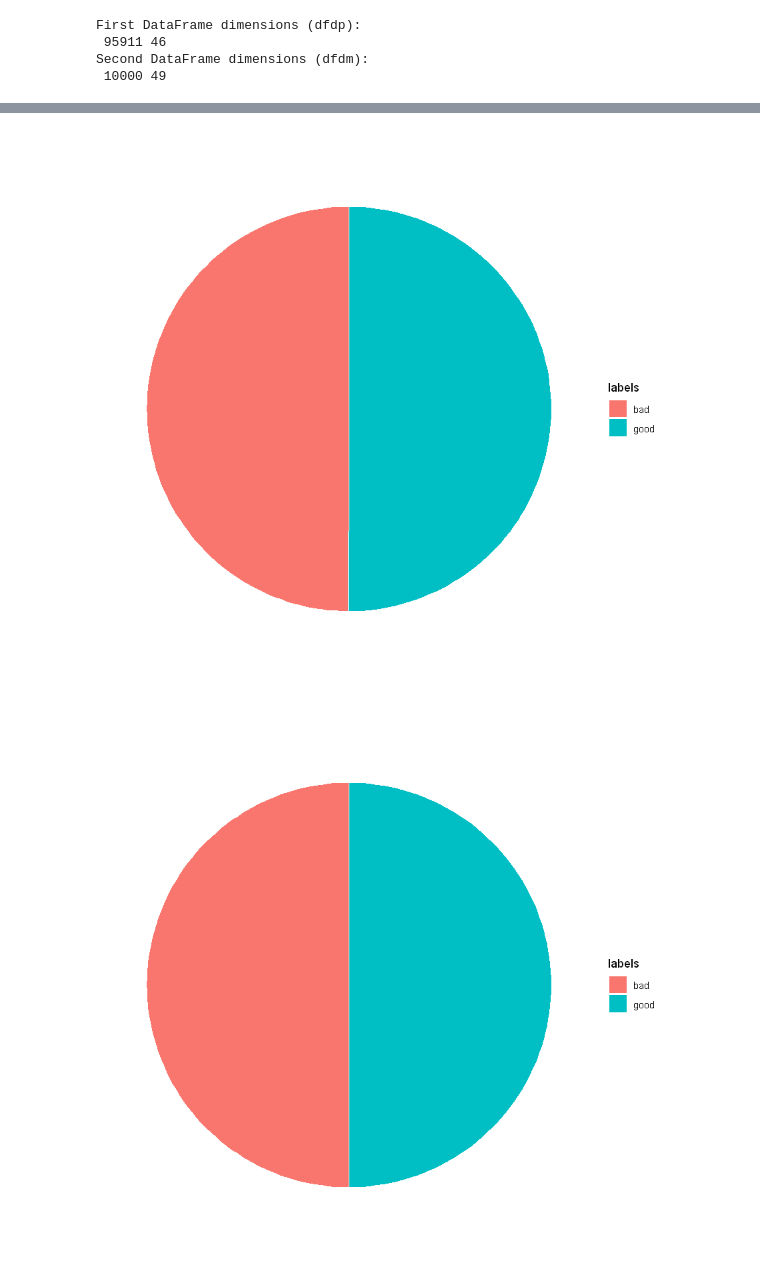
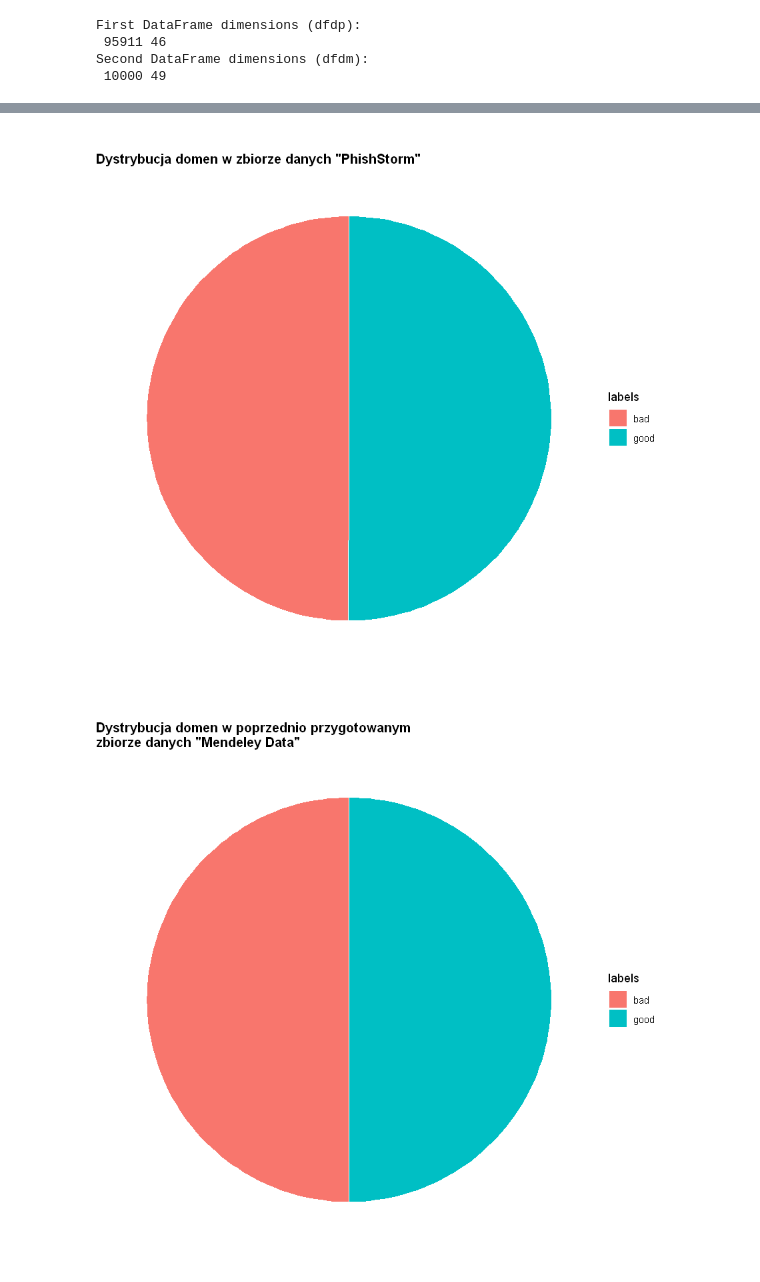
Before and after one commit to FrightenedFox/r-lab-project, a Jupyter notebook: data-visualization.ipynb, the cells around one changed output, grey strips where cells are left out. Cells and saved outputs as stored; diff of their text form; code cells hidden in the pictures.

```diff
--- a/data-visualization.ipynb
+++ b/data-visualization.ipynb
@@ -57,13 +68,6 @@ Muszemy przeprowadzić wstępną edycję datasetów, ponieważ na pierwszy rzut
  - otagowanie domen w zbiorze danych *"PhishTank"* nie jest zbyt zrozumiałym dla człowieka
 # %%
 dfm[c("content", "url_len", "ip_add")] <- NULL
-dfm$label <- factor(dfm$label)
-dfm$geo_loc <- factor(dfm$geo_loc)
-dfm$tld <- factor(dfm$tld)
-dfm$who_is <- factor(dfm$who_is)
-dfm$https <- factor(dfm$https)
-dfm$js_len <- factor(dfm$js_len)
-dfm$js_obf_len <- factor(dfm$js_obf_len)
 head(dfm)
 # %% [output]
 |  | url | geo_loc | tld | who_is | https | js_len | js_obf_len | label |
@@ -294,20 +305,29 @@ Second DataFrame dimensions (dfdm):
 # %%
 data_distribution_df <- data.frame(counts = c(sum(fdfp$label == "good"), sum(fdfp$label == "bad")),
                                    labels = c("good", "bad"))
-
-ggplot(data_distribution_df, aes(x="", y=counts, fill=labels)) +
-  geom_bar(stat="identity", width=1, color="white") +
-  coord_polar("y", start=0) +
-  theme_void()
+ggplot(data_distribution_df, aes(x = "", y = counts, fill = labels)) +
+  geom_bar(stat = "identity", width = 1, color = "white") +
+  coord_polar("y", start = 0) +
+  theme_void() + ggtitle("Dystrybucja domen w zbiorze danych \"PhishStorm\"") +
+  theme(plot.title = element_text(family = "",
+                                  face = 'bold',
+                                  colour = 'black',
+                                  size = 12)) +
+  labs(color = "Etykieta")
 # %% [output]
-[figure, old version]
+[figure, new version]
 # %%
 data_distribution_df2 <- data.frame(counts = c(sum(fdfm$label == "good"), sum(fdfm$label == "bad")),
                                    labels = c("good", "bad"))
 
 ggplot(data_distribution_df2, aes(x="", y=counts, fill=labels)) +
   geom_bar(stat="identity", width=1, color="white") +
   coord_polar("y", start=0) +
-  theme_void()
+  theme_void() + ggtitle("Dystrybucja domen w poprzednio przygotowanym\nzbiorze danych \"Mendeley Data\"") +
+  theme(plot.title = element_text(family = "",
+                                  face = 'bold',
+                                  colour = 'black',
+                                  size = 12)) +
+  labs(color = "Etykieta")
 # %% [output]
-[figure, old version]
+[figure, new version]
```
Also changed, not shown: parts of 18 cells of this notebook, 4 other files.
